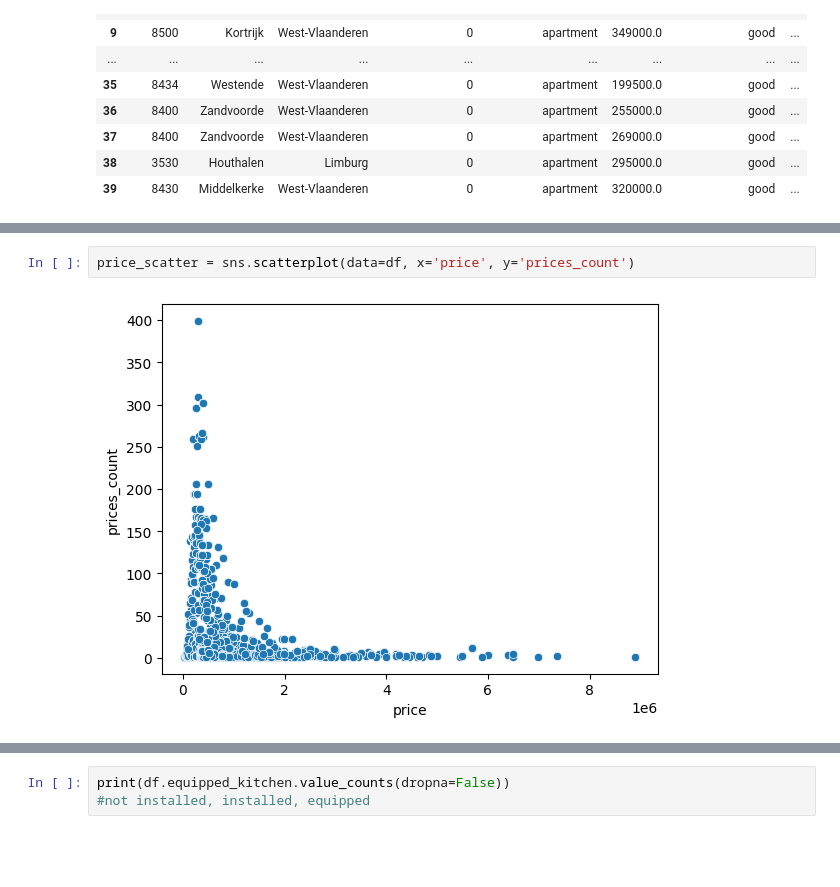
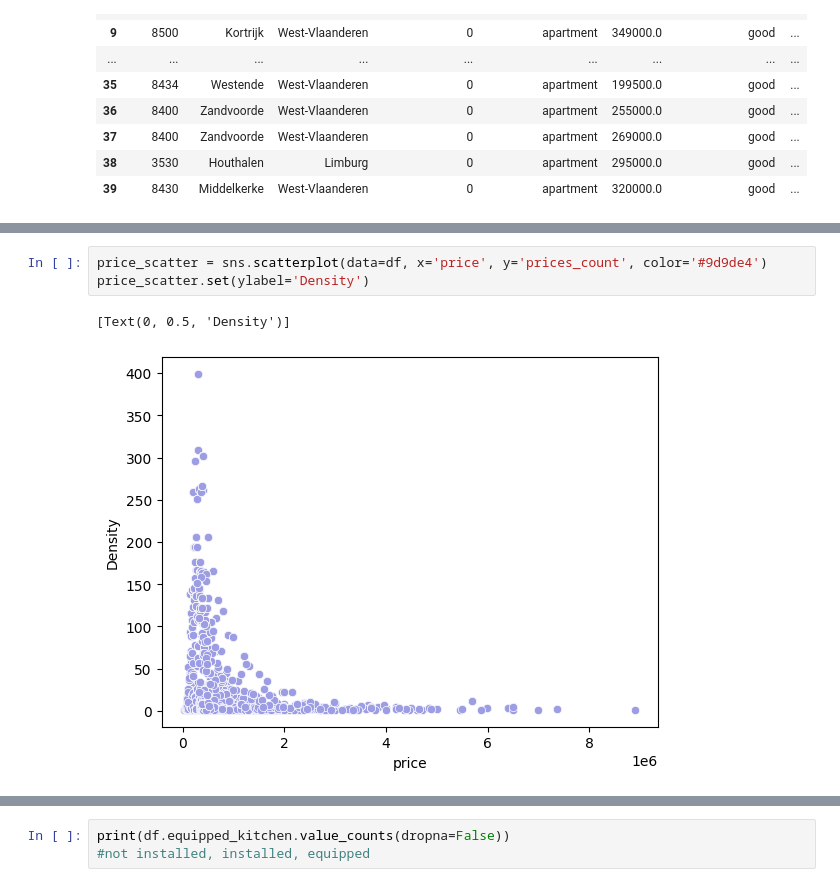
Before and after one commit to Alkszo/immo_eliza_analysis, a Jupyter notebook: notebooks/Alek-notebook.ipynb, the cells around one changed output, grey strips where cells are left out. Cells and saved outputs as stored; diff of their text form; blank space fills up the shorter version.

```diff
--- a/notebooks/Alek-notebook.ipynb
+++ b/notebooks/Alek-notebook.ipynb
@@ -85,4 +92,6 @@ df.head(40)
 # %%
-price_scatter = sns.scatterplot(data=df, x='price', y='prices_count')
+price_scatter = sns.scatterplot(data=df, x='price', y='prices_count', color='#9d9de4')
+price_scatter.set(ylabel='Density')
 # %% [output]
+[Text(0, 0.5, 'Density')]
-[figure, old version]
+[figure, new version]
```
Also changed, not shown: parts of 13 cells of this notebook, 1 other file.
